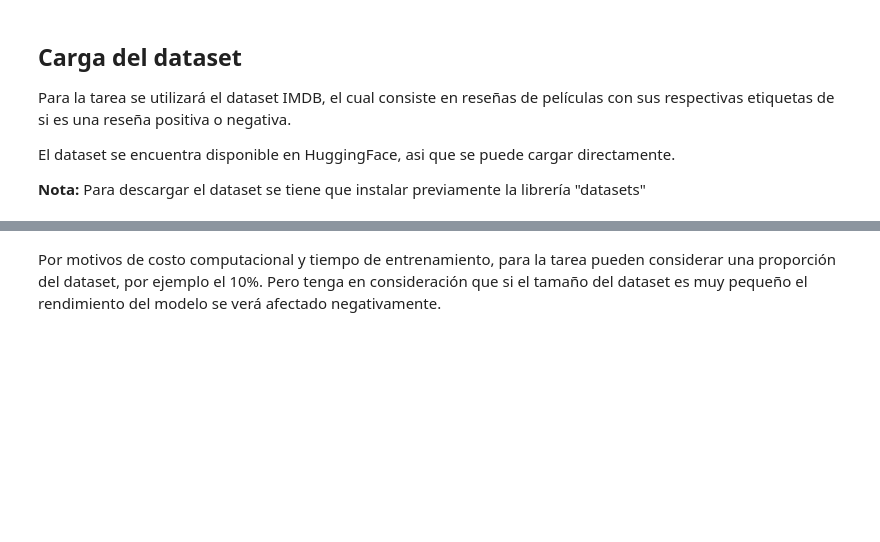
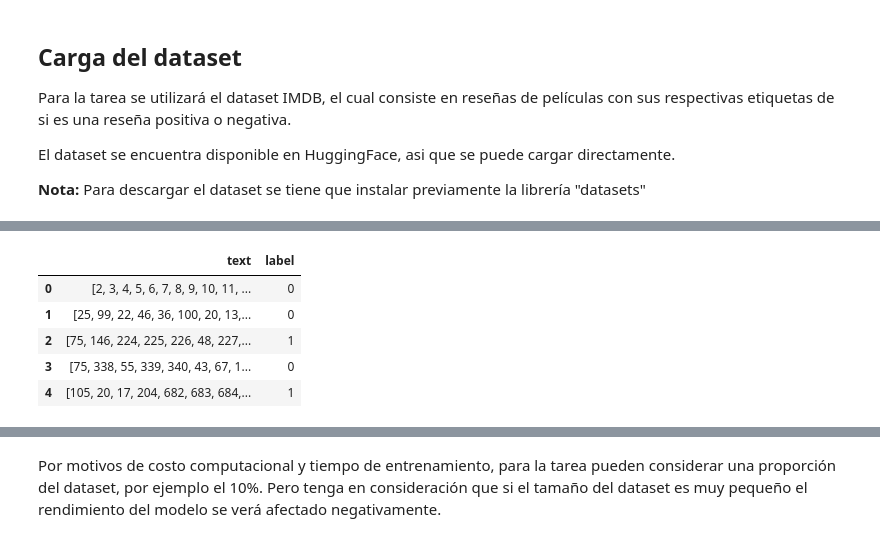
Before and after one commit to BrunoFarfan/DeepLearning, a Jupyter notebook: T2/T2_BrunoFarfan.ipynb, the cells around one changed output, grey strips where cells are left out. Cells and saved outputs as stored; diff of their text form; code cells hidden in the pictures; blank space fills up the shorter version.

```diff
--- a/T2/T2_BrunoFarfan.ipynb
+++ b/T2/T2_BrunoFarfan.ipynb
@@ -78,0 +142,19 @@ dataset["train"]["label"][0]
+# %%
+# padding
+
+max_length = np.max(token_data_train["text"].apply(len))
+
+def pad_text(text):
+    return text[:max_length] if len(text) > max_length else text + [0] * (max_length - len(text))
+
+token_data_train["text"] = token_data_train["text"].apply(pad_text)
+token_data_test["text"] = token_data_test["text"].apply(pad_text)
+
+token_data_train.head()
+# %% [output]
+|  | text | label |
+| 0 | [2, 3, 4, 5, 6, 7, 8, 9, 10, 11, ... | 0 |
+| 1 | [25, 99, 22, 46, 36, 100, 20, 13,... | 0 |
+| 2 | [75, 146, 224, 225, 226, 48, 227,... | 1 |
+| 3 | [75, 338, 55, 339, 340, 43, 67, 1... | 0 |
+| 4 | [105, 20, 17, 204, 682, 683, 684,... | 1 |
```
Also changed, not shown: parts of 24 cells of this notebook.
